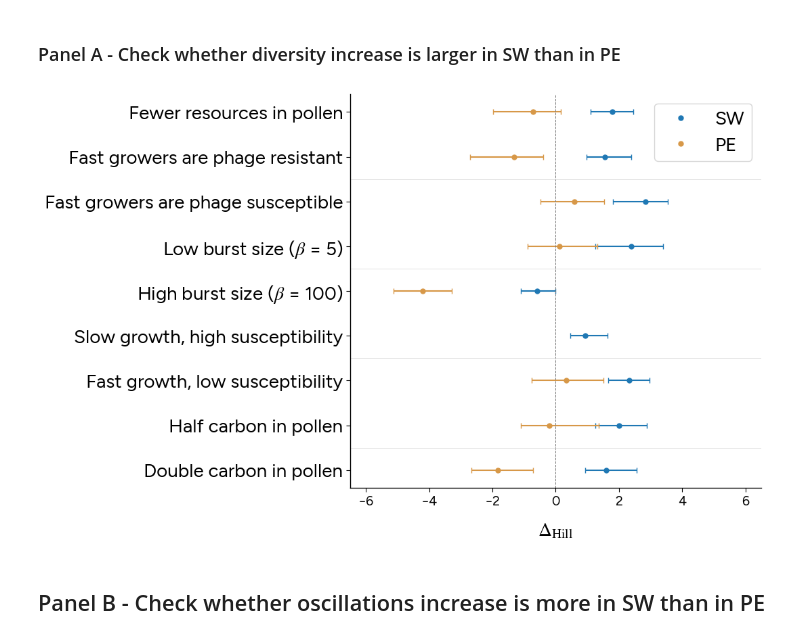
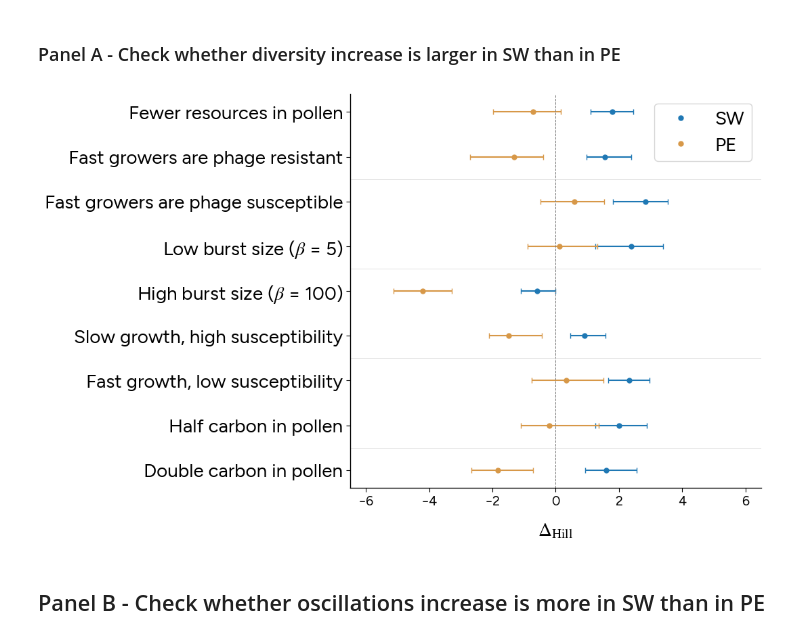
Before and after one commit to MalickNdiye/PHIFIDO, a Jupyter notebook: modeling/robustness_analysis.ipynb, the cells around one changed output. Cells and saved outputs as stored; diff of their text form; code cells hidden in the pictures.

Commit message:
changed robustness analysis notebook to include new metrics and visualizations

```diff
--- a/modeling/robustness_analysis.ipynb
+++ b/modeling/robustness_analysis.ipynb
@@ -46,12 +46,14 @@ fig, ax = plt.subplots(figsize=(11, 7))
 for i, (src, key, label) in enumerate(configs):
     dsw, dpe = get_delta_hill(src[key])
 
+    non_nan_indices = ~np.isnan(dsw) & ~np.isnan(dpe)
+    dsw = dsw[non_nan_indices]
+    dpe = dpe[non_nan_indices]
+
     med_sw, q25_sw, q75_sw = np.median(dsw), np.percentile(dsw, 25), np.percentile(dsw, 75)
     med_pe, q25_pe, q75_pe = np.median(dpe), np.percentile(dpe, 25), np.percentile(dpe, 75)
 
     y = len(configs) - 1 - i
-
-    # ax.plot([med_sw, med_pe], [y, y], color='gray', linewidth=1, zorder=1)
 
     ax.errorbar(med_sw, y, xerr=[[med_sw - q25_sw], [q75_sw - med_sw]],
                 fmt='o', color="#1f78b4", markersize=5, capsize=3, zorder=2)
@@ -60,34 +62,34 @@ for i, (src, key, label) in enumerate(configs):
                 fmt='o', color="#d79848", markersize=5, capsize=3, zorder=2)
 
 ax.axvline(0, color='gray', linestyle='--', linewidth=0.7)
 
 ax.set_xlim(-6.5,6.5)
 ax.set_yticks(range(len(configs)))
 ax.set_yticklabels([c[2] for c in configs][::-1], fontsize=20)
 
 for gname, gstart, gend in groups:
     y_sep = len(configs) - gstart - 0.5
     if gstart > 0:
         ax.axhline(y_sep, color='lightgray', linewidth=0.5)
 
 ax.set_xlabel(r'$\Delta_{\mathrm{Hill}}$',fontsize=20)
 ax.spines['top'].set_visible(False)
 ax.spines['right'].set_visible(False)
 
 from matplotlib.lines import Line2D
 ax.legend(
     handles=[
         Line2D([0], [0], marker='o', color="#1f78b4", linestyle='', markersize=5, label='SW'),
         Line2D([0], [0], marker='o', color="#d79848", linestyle='', markersize=5, label='PE'),
     ],
     loc='upper right', frameon=True, fontsize=20
 )
 
 plt.tight_layout()
 # plt.savefig("figures/SI/test1.svg", dpi=300, bbox_inches='tight')
 plt.show()
 # %% [output]
-[figure, old version]
+[figure, new version]
 # %% [markdown]
 ## Panel B - Check whether oscillations increase is more in SW than in PE
 # %%
```
Also changed, not shown: parts of 2 cells of this notebook.
